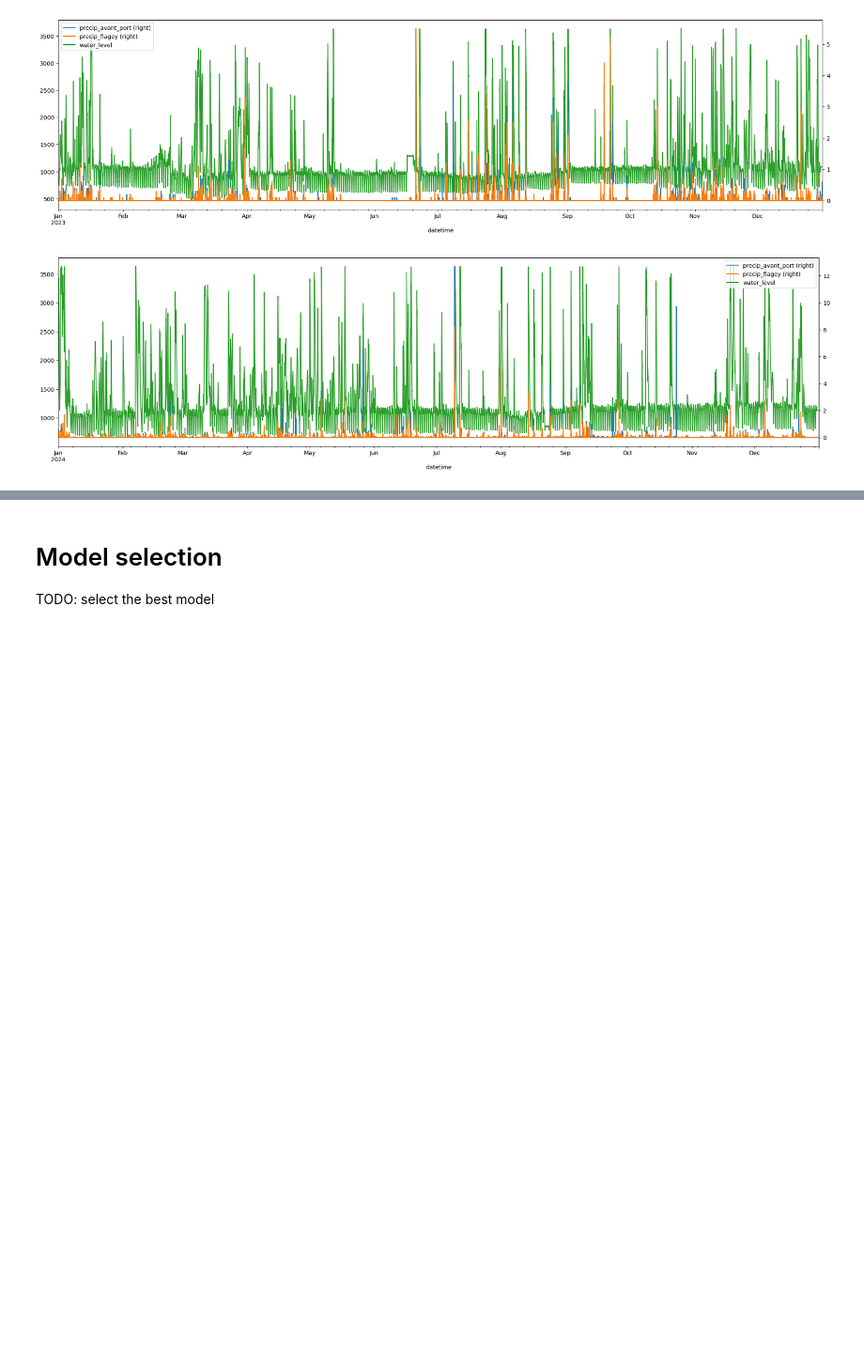
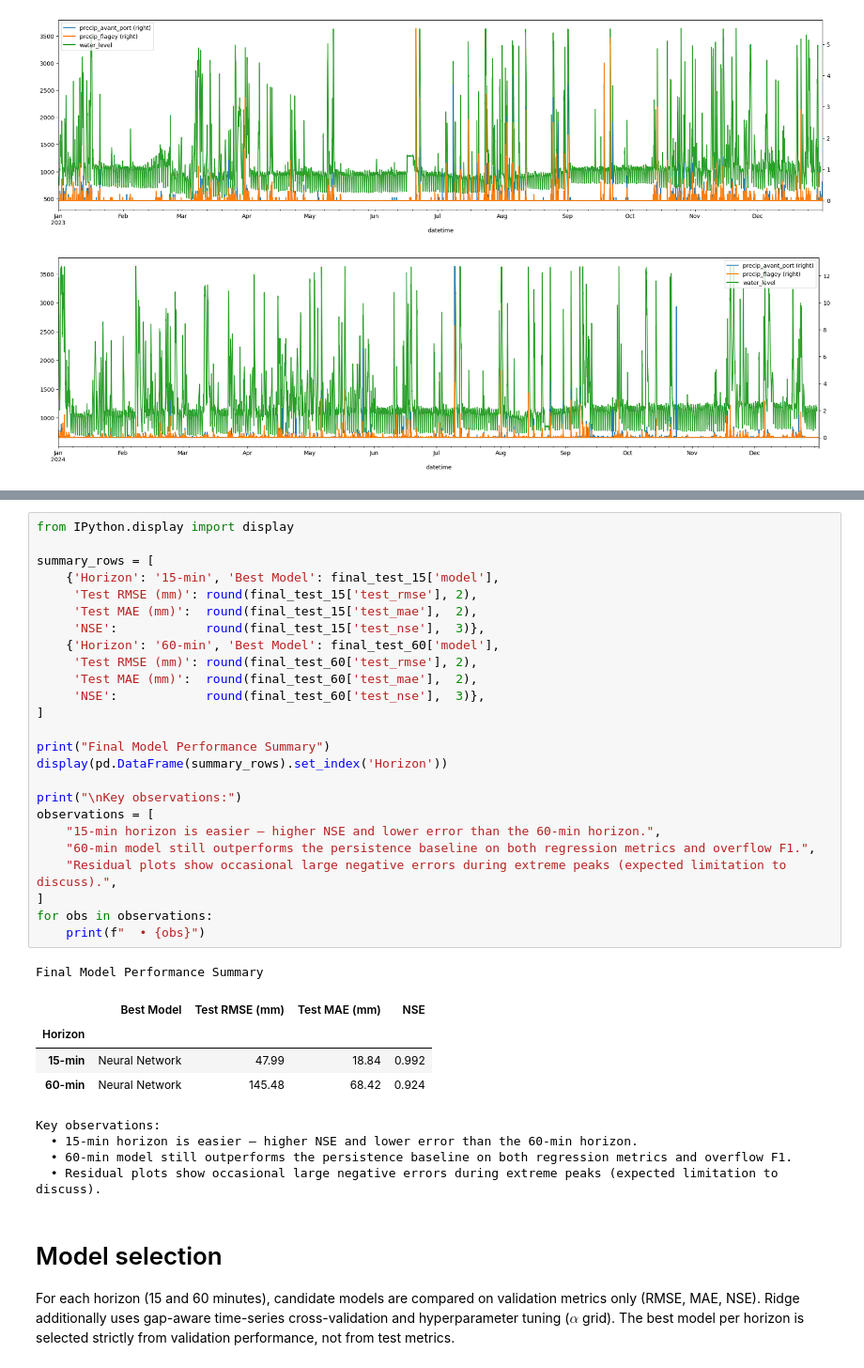
Before and after one commit to miirage-exe/overflow-prediction, a Jupyter notebook: project.ipynb, the cells around one changed output, grey strips where cells are left out. Shown at 94% size. Cells and saved outputs as stored; diff of their text form; blank space fills up the shorter version.

Commit message:
Applied todos and the TA comments

```diff
--- a/project.ipynb
+++ b/project.ipynb
@@ -343,5 +812,43 @@ Overflow Detection for Neural Network (60m ahead):
+# %%
+from IPython.display import display
+
+summary_rows = [
+    {'Horizon': '15-min', 'Best Model': final_test_15['model'],
+     'Test RMSE (mm)': round(final_test_15['test_rmse'], 2),
+     'Test MAE (mm)':  round(final_test_15['test_mae'],  2),
+     'NSE':            round(final_test_15['test_nse'],  3)},
+    {'Horizon': '60-min', 'Best Model': final_test_60['model'],
+     'Test RMSE (mm)': round(final_test_60['test_rmse'], 2),
+     'Test MAE (mm)':  round(final_test_60['test_mae'],  2),
+     'NSE':            round(final_test_60['test_nse'],  3)},
+]
+
+print("Final Model Performance Summary")
+display(pd.DataFrame(summary_rows).set_index('Horizon'))
+
+print("\nKey observations:")
+observations = [
+    "15-min horizon is easier — higher NSE and lower error than the 60-min horizon.",
+    "60-min model still outperforms the persistence baseline on both regression metrics and overflow F1.",
+    "Residual plots show occasional large negative errors during extreme peaks (expected limitation to discuss).",
+]
+for obs in observations:
+    print(f"  • {obs}")
+# %% [output]
+Final Model Performance Summary
+|  | Best Model | Test RMSE (mm) | Test MAE (mm) | NSE |
+| Horizon |  |  |  |  |
+| 15-min | Neural Network | 47.99 | 18.84 | 0.992 |
+| 60-min | Neural Network | 145.48 | 68.42 | 0.924 |
+Key observations:
+  • 15-min horizon is easier — higher NSE and lower error than the 60-min horizon.
+  • 60-min model still outperforms the persistence baseline on both regression metrics and overflow F1.
+  • Residual plots show occasional large negative errors during extreme peaks (expected limitation to discuss).
 # %% [markdown]
 # Model selection
-TODO: select the best model
+
+For each horizon (15 and 60 minutes), candidate models are compared on validation metrics only (RMSE, MAE, NSE).
+Ridge additionally uses gap-aware time-series cross-validation and hyperparameter tuning ($\alpha$ grid).
+The best model per horizon is selected strictly from validation performance, not from test metrics.
 # %% [markdown]
 # Final performance
```
Also changed, not shown: parts of 23 cells of this notebook.
